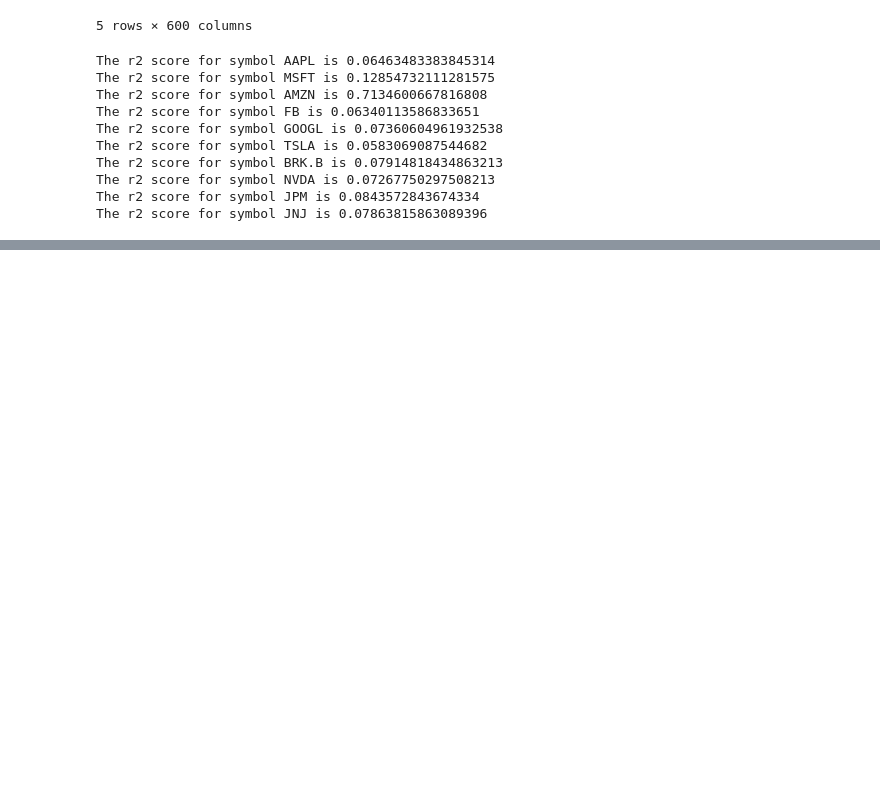
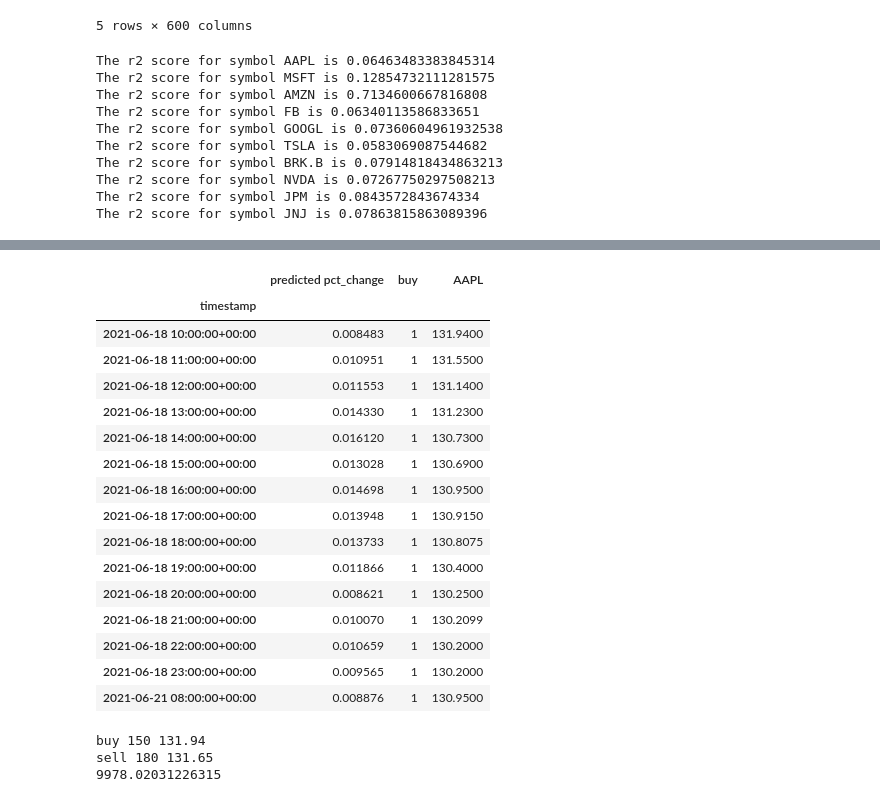
Before and after one commit to BaldHeads/alpha_gen, a Jupyter notebook: scratch/ten_stocks.ipynb, the cells around one changed output, grey strips where cells are left out. Saved outputs shown, nothing was run; the diff lists cells and outputs as text; code cells hidden in the pictures; blank space fills up the shorter version.

```diff
--- a/scratch/ten_stocks.ipynb
+++ b/scratch/ten_stocks.ipynb
@@ -185,0 +189,59 @@ pd.DataFrame({"timestamp":current_pctchange_df.index, "predicted pct_change":y_c
+# %%
+aapl_return[aapl_return["buy"] == 1].head(20)
+# %% [output]
+|  | predicted pct_change | buy | AAPL |
+| timestamp |  |  |  |
+| 2021-06-18 10:00:00+00:00 | 0.008483 | 1 | 131.9400 |
+| 2021-06-18 11:00:00+00:00 | 0.010951 | 1 | 131.5500 |
+| 2021-06-18 12:00:00+00:00 | 0.011553 | 1 | 131.1400 |
+| 2021-06-18 13:00:00+00:00 | 0.014330 | 1 | 131.2300 |
+| 2021-06-18 14:00:00+00:00 | 0.016120 | 1 | 130.7300 |
+| 2021-06-18 15:00:00+00:00 | 0.013028 | 1 | 130.6900 |
+| 2021-06-18 16:00:00+00:00 | 0.014698 | 1 | 130.9500 |
+| 2021-06-18 17:00:00+00:00 | 0.013948 | 1 | 130.9150 |
+| 2021-06-18 18:00:00+00:00 | 0.013733 | 1 | 130.8075 |
+| 2021-06-18 19:00:00+00:00 | 0.011866 | 1 | 130.4000 |
+| 2021-06-18 20:00:00+00:00 | 0.008621 | 1 | 130.2500 |
+| 2021-06-18 21:00:00+00:00 | 0.010070 | 1 | 130.2099 |
+| 2021-06-18 22:00:00+00:00 | 0.010659 | 1 | 130.2000 |
+| 2021-06-18 23:00:00+00:00 | 0.009565 | 1 | 130.2000 |
+| 2021-06-21 08:00:00+00:00 | 0.008876 | 1 | 130.9500 |
+# %%
+money = 10000
+num_shares = 0
+state = 0
+buy_index = 0
+money_list = []
+
+for i in range(0,len(aapl_return)):
+    if state == 1 and i == buy_index + 16:
+        #sell
+        price = aapl_return.iloc[i,2]
+        money = num_shares * price
+        state = 0
+        print("sell", i ,price)
+
+    if aapl_return.iloc[i,1] == 1 and state == 0 and i < len(aapl_return) - 16:
+        #buy
+        price = aapl_return.iloc[i,2]
+        num_shares = money / price
+        buy_index = i
+        state = 1
+        print("buy", i, price)
+
+    if aapl_return.iloc[i,1] == 1 and state == 1 and i < len(aapl_return) - 16:
+        buy_index = i
+
+    if state == 0 :
+        money_list.append(money)
+    else:
+        price = aapl_return.iloc[i,2]
+        money_list.append(num_shares*price)
+
+aapl_return["ROI"] = money_list
+
+print(money)
+# %% [output]
+buy 150 131.94
+sell 180 131.65
+9978.02031226315
```
Also changed, not shown: parts of 4 cells of this notebook.
